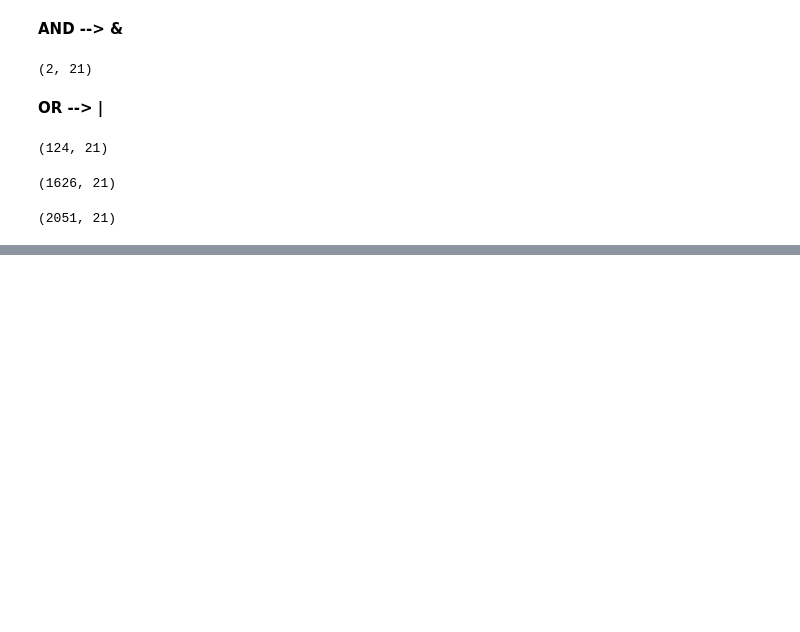
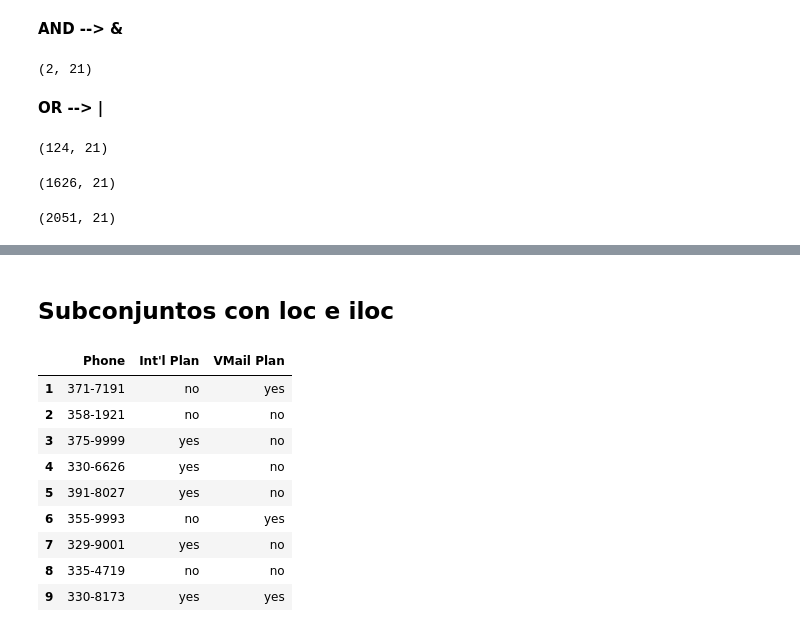
Before and after one commit to diego19508/python-ml-course, a Jupyter notebook: Course/T2 - 1 - DataCleaning - Data Wrangling.ipynb, the cells around one changed output, grey strips where cells are left out. Saved outputs shown, nothing was run; the diff lists cells and outputs as text; code cells hidden in the pictures; blank space fills up the shorter version.

```diff
--- a/Course/T2 - 1 - DataCleaning - Data Wrangling.ipynb
+++ b/Course/T2 - 1 - DataCleaning - Data Wrangling.ipynb
@@ -240,0 +265,15 @@ data6.shape
+# %% [markdown]
+## Subconjuntos con loc e iloc
+# %%
+data.iloc[1:10, 3:6] ## Primeras 10 filas, columnas de la 3 a la 6
+# %% [output]
+|  | Phone | Int'l Plan | VMail Plan |
+| 1 | 371-7191 | no | yes |
+| 2 | 358-1921 | no | no |
+| 3 | 375-9999 | yes | no |
+| 4 | 330-6626 | yes | no |
+| 5 | 391-8027 | yes | no |
+| 6 | 355-9993 | no | yes |
+| 7 | 329-9001 | yes | no |
+| 8 | 335-4719 | no | no |
+| 9 | 330-8173 | yes | yes |
```
Also changed, not shown: parts of 14 cells of this notebook.
